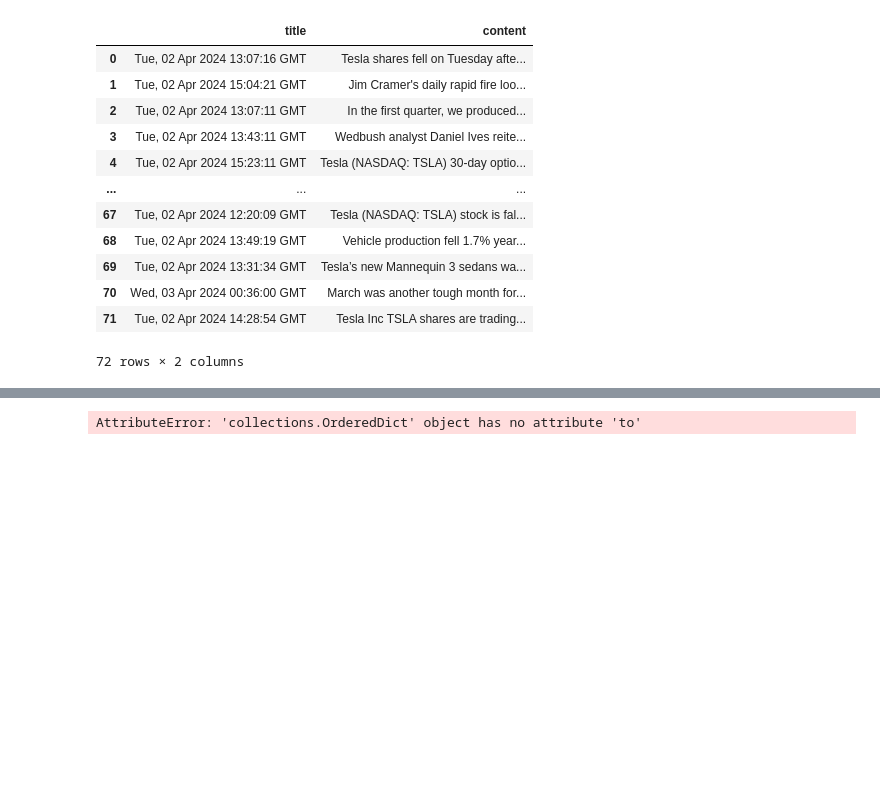
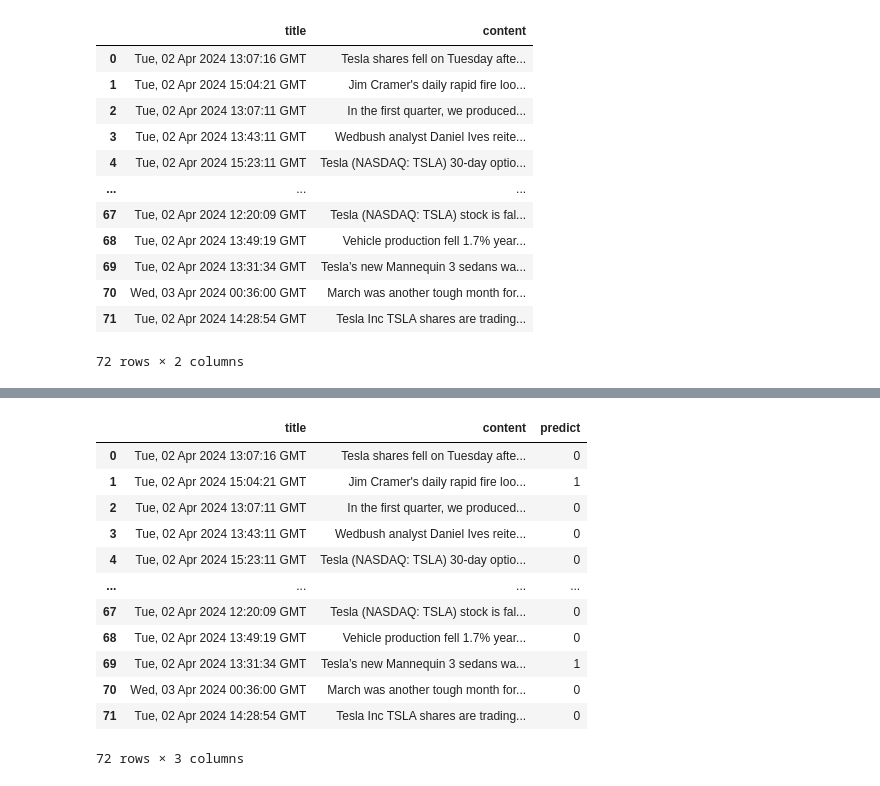
Before and after one commit to high-profit-guaranteed/ML, a Jupyter notebook: BERT_sentiment_analysis_eng.ipynb, the cells around one changed output, grey strips where cells are left out. Drawn from its saved outputs; the diff is of its cells as text; code cells hidden in the pictures; blank space fills up the shorter version.

```diff
--- a/BERT_sentiment_analysis_eng.ipynb
+++ b/BERT_sentiment_analysis_eng.ipynb
@@ -472,16 +468,31 @@ news_df
 # %%
-predict_model.to(device)
-for inputs in tqdm(valid_loader):
+predicted_labels = []
+
+for inputs in tqdm(zip(input_ids, attention_masks)):
     input_ids = inputs[0].to(device)
     attention_mask = inputs[1].to(device)
-    labels = inputs[3].type(torch.LongTensor).to(device)
-    output = model(input_ids, attention_mask=attention_mask, labels=labels)
-    val_loss = output.loss
-    valid_loss[e] += val_loss.item()
+    output = predict_model(input_ids, attention_mask=attention_mask)
 
     ps = F.softmax(output.logits, dim=1)
     top_p, top_class = ps.topk(1, dim=1)
-    equals = top_class == labels.reshape(top_class.shape)
-    valid_acc[e] += torch.mean(equals.type(torch.float)).detach().cpu()
+    predicted_labels.append(top_class.item())
+
+predict_df = pd.DataFrame({'predicted_label': predicted_labels})
+news_df["predict"] = predict_df
+news_df.to_csv('predicted_news.csv', index=False)
-# %% [output]
-AttributeError: 'collections.OrderedDict' object has no attribute 'to'
+# %%
+news_df
+# %% [output]
+|  | title | content | predict |
+| 0 | Tue, 02 Apr 2024 13:07:16 GMT | Tesla shares fell on Tuesday afte... | 0 |
+| 1 | Tue, 02 Apr 2024 15:04:21 GMT | Jim Cramer's daily rapid fire loo... | 1 |
+| 2 | Tue, 02 Apr 2024 13:07:11 GMT | In the first quarter, we produced... | 0 |
+| 3 | Tue, 02 Apr 2024 13:43:11 GMT | Wedbush analyst Daniel Ives reite... | 0 |
+| 4 | Tue, 02 Apr 2024 15:23:11 GMT | Tesla (NASDAQ: TSLA) 30-day optio... | 0 |
+| ... | ... | ... | ... |
+| 67 | Tue, 02 Apr 2024 12:20:09 GMT | Tesla (NASDAQ: TSLA) stock is fal... | 0 |
+| 68 | Tue, 02 Apr 2024 13:49:19 GMT | Vehicle production fell 1.7% year... | 0 |
+| 69 | Tue, 02 Apr 2024 13:31:34 GMT | Tesla’s new Mannequin 3 sedans wa... | 1 |
+| 70 | Wed, 03 Apr 2024 00:36:00 GMT | March was another tough month for... | 0 |
+| 71 | Tue, 02 Apr 2024 14:28:54 GMT | Tesla Inc TSLA shares are trading... | 0 |
+72 rows × 3 columns
```
Also changed, not shown: parts of 9 cells of this notebook.
